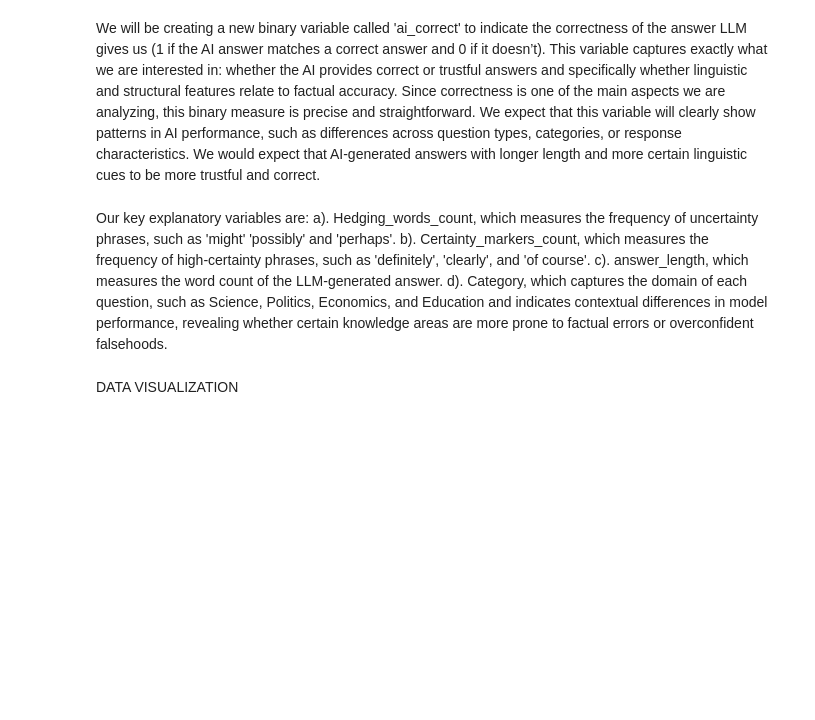
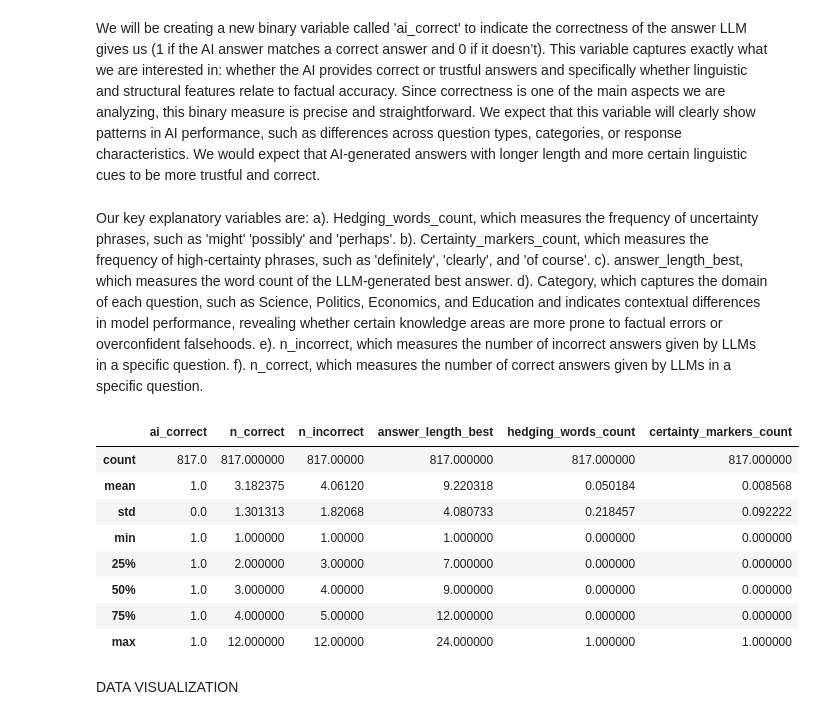
Before and after one commit to Feifei04Git/CMPU250-Project-Group5, a Jupyter notebook: eda/EDA.ipynb, the cells around one changed output. Drawn from its saved outputs; the diff is of its cells as text; code cells hidden in the pictures; blank space fills up the shorter version.

```diff
--- a/eda/EDA.ipynb
+++ b/eda/EDA.ipynb
@@ -154,10 +170,3 @@ print("[save] wrote truthful_qa_generation_final_answer_level.csv")
-# %%
-def count_words(text, word_list):
-    text = str(text).lower() # made lowercase to avoid case mismatches
-    return sum(text.count(word.lower()) for word in word_list)
-
-df1['Hedging_words_count'] = df1['best_answer'].apply(lambda x: count_words(x, hedging_words))
-df1['Certainty_markers_count'] = df1['best_answer'].apply(lambda x: count_words(x, certainty_words))
 # %% [markdown]
 EXPLORING THE DATA
 # %% [markdown]
@@ -166,11 +175,23 @@ We will be creating a new binary variable called 'ai_correct' to indicate the co
 Our key explanatory variables are:
 a). Hedging_words_count, which measures the frequency of uncertainty phrases, such as 'might' 'possibly' and 'perhaps'.
 b). Certainty_markers_count, which measures the frequency of high-certainty phrases, such as 'definitely', 'clearly', and 'of course'.
-c). answer_length, which measures the word count of the LLM-generated answer.
+c). answer_length_best, which measures the word count of the LLM-generated best answer.
 d). Category, which captures the domain of each question, such as Science, Politics, Economics, and Education and indicates contextual differences in model performance, revealing whether certain knowledge areas are more prone to factual errors or overconfident falsehoods.
+e). n_incorrect, which measures the number of incorrect answers given by LLMs in a specific question.
+f). n_correct, which measures the number of correct answers given by LLMs in a specific question.
 # %%
 # create a table of summary statistics of our key variables
-df1[['ai_correct', 'Hedging_words_count', 'Certainty_markers_count', 'answer_length']].describe()
+df1[['ai_correct', 'n_correct', 'n_incorrect', 'answer_length_best', 'hedging_words_count', 'certainty_markers_count']].describe()
+# %% [output]
+|  | ai_correct | n_correct | n_incorrect | answer_length_best | hedging_words_count | certainty_markers_count |
+| count | 817.0 | 817.000000 | 817.00000 | 817.000000 | 817.000000 | 817.000000 |
+| mean | 1.0 | 3.182375 | 4.06120 | 9.220318 | 0.050184 | 0.008568 |
+| std | 0.0 | 1.301313 | 1.82068 | 4.080733 | 0.218457 | 0.092222 |
+| min | 1.0 | 1.000000 | 1.00000 | 1.000000 | 0.000000 | 0.000000 |
+| 25% | 1.0 | 2.000000 | 3.00000 | 7.000000 | 0.000000 | 0.000000 |
+| 50% | 1.0 | 3.000000 | 4.00000 | 9.000000 | 0.000000 | 0.000000 |
+| 75% | 1.0 | 4.000000 | 5.00000 | 12.000000 | 0.000000 | 0.000000 |
+| max | 1.0 | 12.000000 | 12.00000 | 24.000000 | 1.000000 | 1.000000 |
 # %% [markdown]
 DATA VISUALIZATION
 # %%
```
Also changed, not shown: parts of 9 cells of this notebook, 8 other files.
